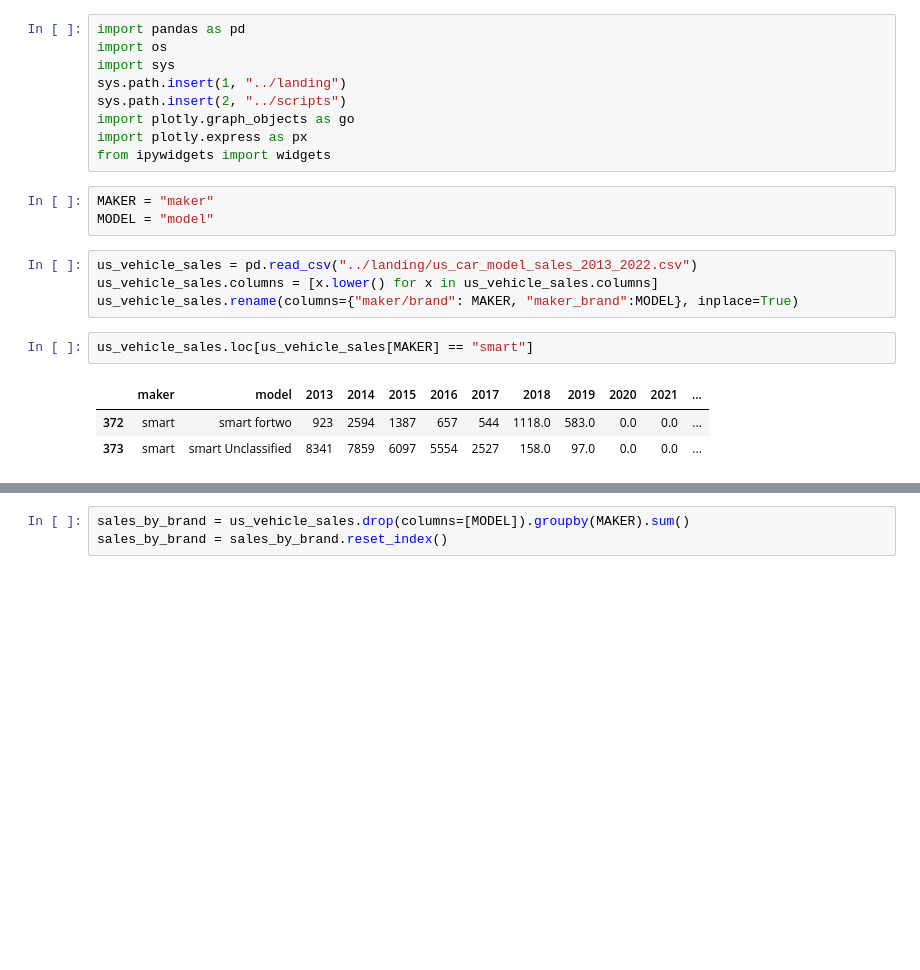
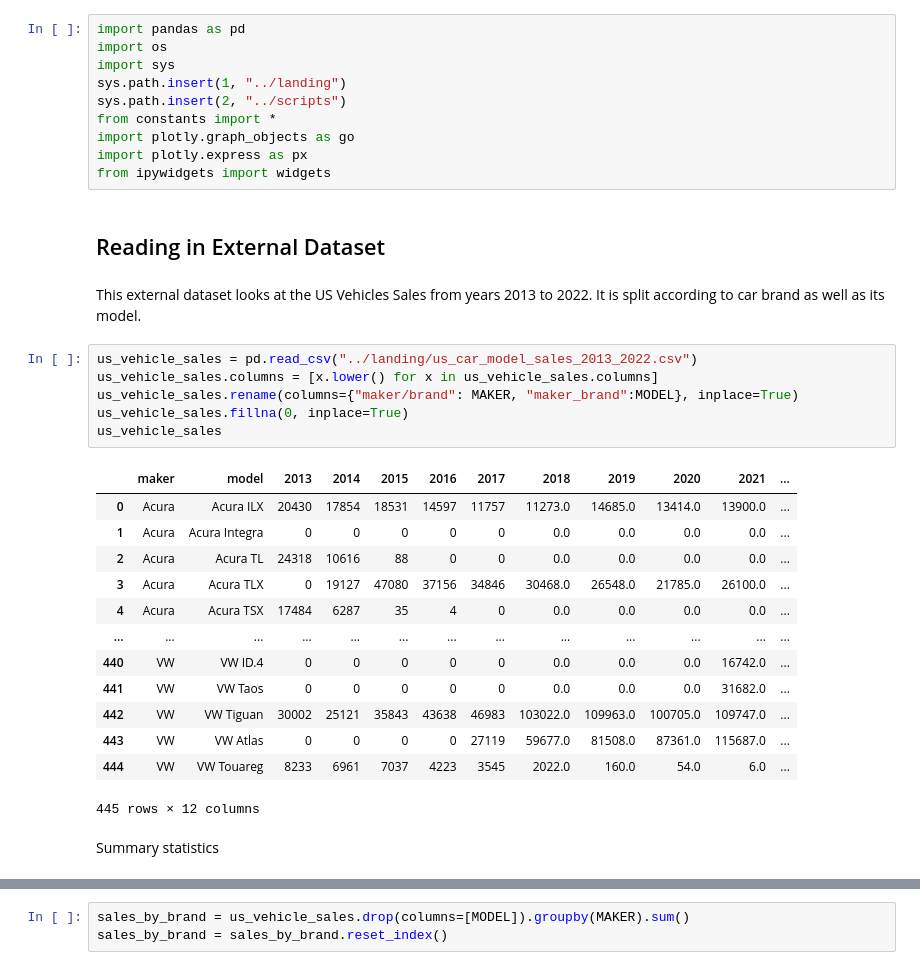
Before and after one commit to duhleelah/data-insights-challenge, a Jupyter notebook: notebooks/external_eda.ipynb, the cells around one changed output, grey strips where cells are left out. Cells and saved outputs as stored; diff of their text form; blank space fills up the shorter version.

Commit message:
external eda completed, plots folder also made

```diff
--- a/notebooks/external_eda.ipynb
+++ b/notebooks/external_eda.ipynb
@@ -4,19 +4,33 @@ import os
 import sys
 sys.path.insert(1, "../landing")
 sys.path.insert(2, "../scripts")
+from constants import *
 import plotly.graph_objects as go
 import plotly.express as px
 from ipywidgets import widgets
-# %%
-MAKER = "maker"
-MODEL = "model"
+# %% [markdown]
+## Reading in External Dataset
+# %% [markdown]
+This external dataset looks at the US Vehicles Sales from years 2013 to 2022. It is split according to car brand as well as its model.
 # %%
 us_vehicle_sales = pd.read_csv("../landing/us_car_model_sales_2013_2022.csv")
 us_vehicle_sales.columns = [x.lower() for x in us_vehicle_sales.columns]
 us_vehicle_sales.rename(columns={"maker/brand": MAKER, "maker_brand":MODEL}, inplace=True)
+us_vehicle_sales.fillna(0, inplace=True)
+us_vehicle_sales
+# %% [output]
+|  | maker | model | 2013 | 2014 | 2015 | 2016 | 2017 | 2018 | 2019 | 2020 | 2021 | ... |
+| 0 | Acura | Acura ILX | 20430 | 17854 | 18531 | 14597 | 11757 | 11273.0 | 14685.0 | 13414.0 | 13900.0 | ... |
+| 1 | Acura | Acura Integra | 0 | 0 | 0 | 0 | 0 | 0.0 | 0.0 | 0.0 | 0.0 | ... |
+| 2 | Acura | Acura TL | 24318 | 10616 | 88 | 0 | 0 | 0.0 | 0.0 | 0.0 | 0.0 | ... |
+| 3 | Acura | Acura TLX | 0 | 19127 | 47080 | 37156 | 34846 | 30468.0 | 26548.0 | 21785.0 | 26100.0 | ... |
+| 4 | Acura | Acura TSX | 17484 | 6287 | 35 | 4 | 0 | 0.0 | 0.0 | 0.0 | 0.0 | ... |
+| ... | ... | ... | ... | ... | ... | ... | ... | ... | ... | ... | ... | ... |
+| 440 | VW | VW ID.4 | 0 | 0 | 0 | 0 | 0 | 0.0 | 0.0 | 0.0 | 16742.0 | ... |
+| 441 | VW | VW Taos | 0 | 0 | 0 | 0 | 0 | 0.0 | 0.0 | 0.0 | 31682.0 | ... |
+| 442 | VW | VW Tiguan | 30002 | 25121 | 35843 | 43638 | 46983 | 103022.0 | 109963.0 | 100705.0 | 109747.0 | ... |
+| 443 | VW | VW Atlas | 0 | 0 | 0 | 0 | 27119 | 59677.0 | 81508.0 | 87361.0 | 115687.0 | ... |
+| 444 | VW | VW Touareg | 8233 | 6961 | 7037 | 4223 | 3545 | 2022.0 | 160.0 | 54.0 | 6.0 | ... |
+445 rows × 12 columns
-# %%
-us_vehicle_sales.loc[us_vehicle_sales[MAKER] == "smart"]
-# %% [output]
-|  | maker | model | 2013 | 2014 | 2015 | 2016 | 2017 | 2018 | 2019 | 2020 | 2021 | ... |
-| 372 | smart | smart fortwo | 923 | 2594 | 1387 | 657 | 544 | 1118.0 | 583.0 | 0.0 | 0.0 | ... |
-| 373 | smart | smart Unclassified | 8341 | 7859 | 6097 | 5554 | 2527 | 158.0 | 97.0 | 0.0 | 0.0 | ... |
+# %% [markdown]
+Summary statistics
```
Also changed, not shown: parts of 10 cells of this notebook, 25 other files.
